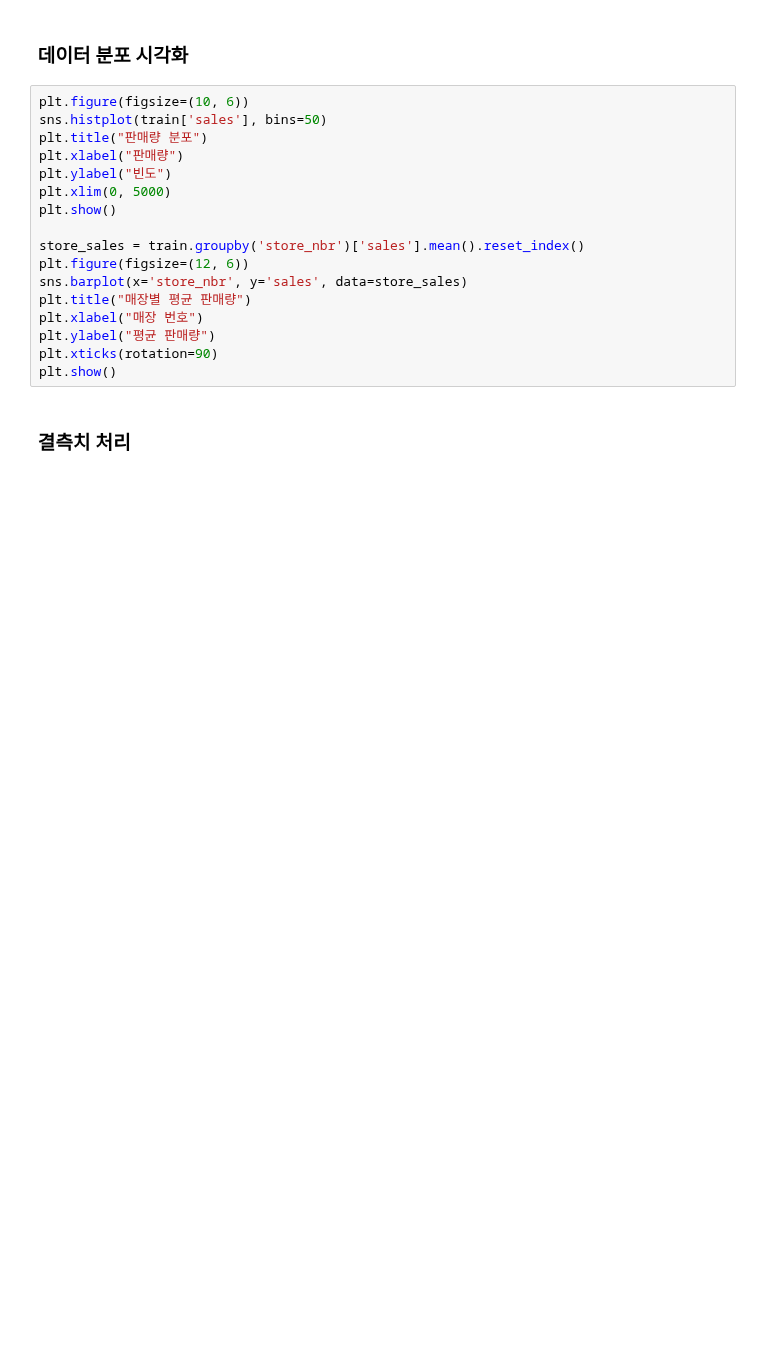
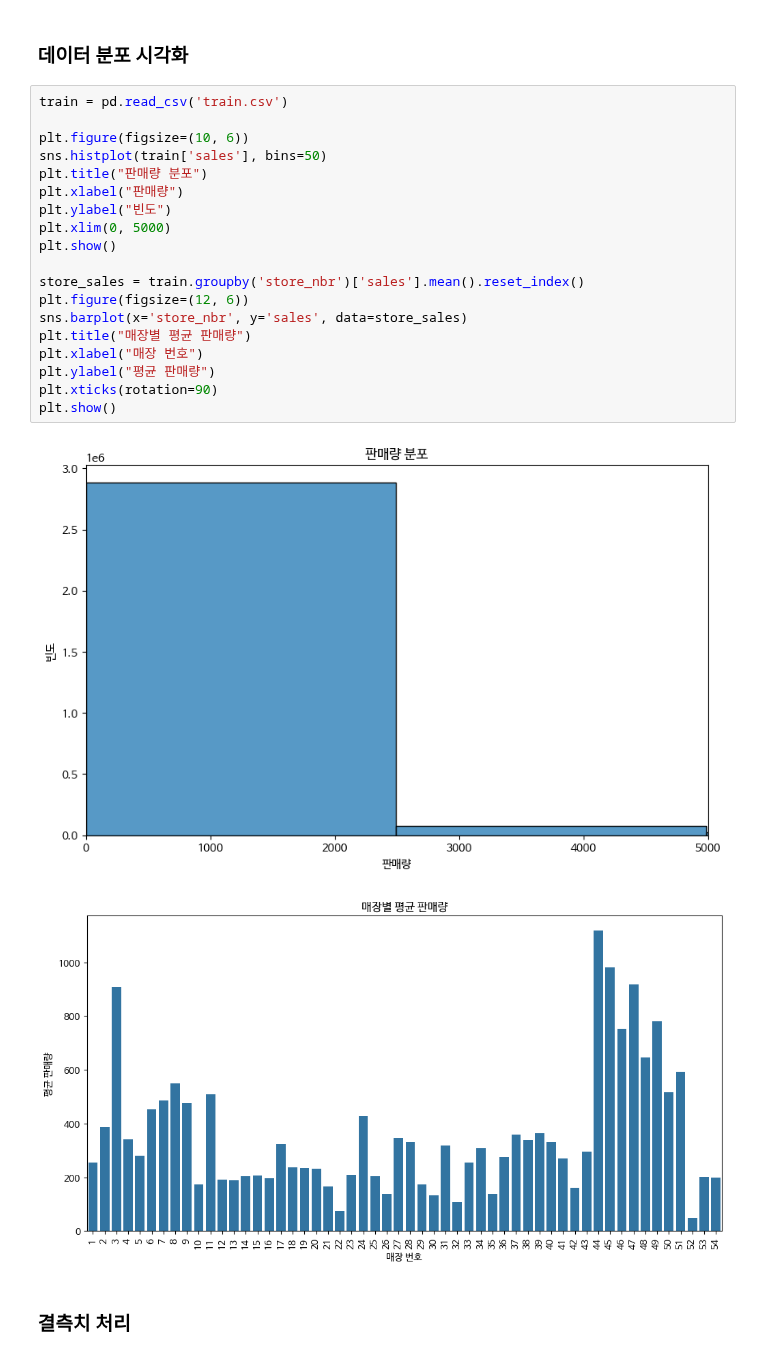
Before and after one commit to Nis4Newt/Data-Analysis-with-Open-Source, a Jupyter notebook: 오픈소스_데이터_분석_7강.ipynb, the cells around one changed output. Drawn from its saved outputs; the diff is of its cells as text; blank space fills up the shorter version.

```diff
--- a/오픈소스_데이터_분석_7강.ipynb
+++ b/오픈소스_데이터_분석_7강.ipynb
@@ -277,21 +296,26 @@ Name: date, dtype: int32
 # %% [markdown]
 ### 데이터 분포 시각화
 # %%
+train = pd.read_csv('train.csv')
+
 plt.figure(figsize=(10, 6))
 sns.histplot(train['sales'], bins=50)
 plt.title("판매량 분포")
 plt.xlabel("판매량")
 plt.ylabel("빈도")
 plt.xlim(0, 5000)
 plt.show()
 
 store_sales = train.groupby('store_nbr')['sales'].mean().reset_index()
 plt.figure(figsize=(12, 6))
 sns.barplot(x='store_nbr', y='sales', data=store_sales)
 plt.title("매장별 평균 판매량")
 plt.xlabel("매장 번호")
 plt.ylabel("평균 판매량")
 plt.xticks(rotation=90)
 plt.show()
+# %% [output]
+[figure, added]
+[figure, added]
 # %% [markdown]
 ### 결측치 처리
```
Also changed, not shown: parts of 8 cells of this notebook.
